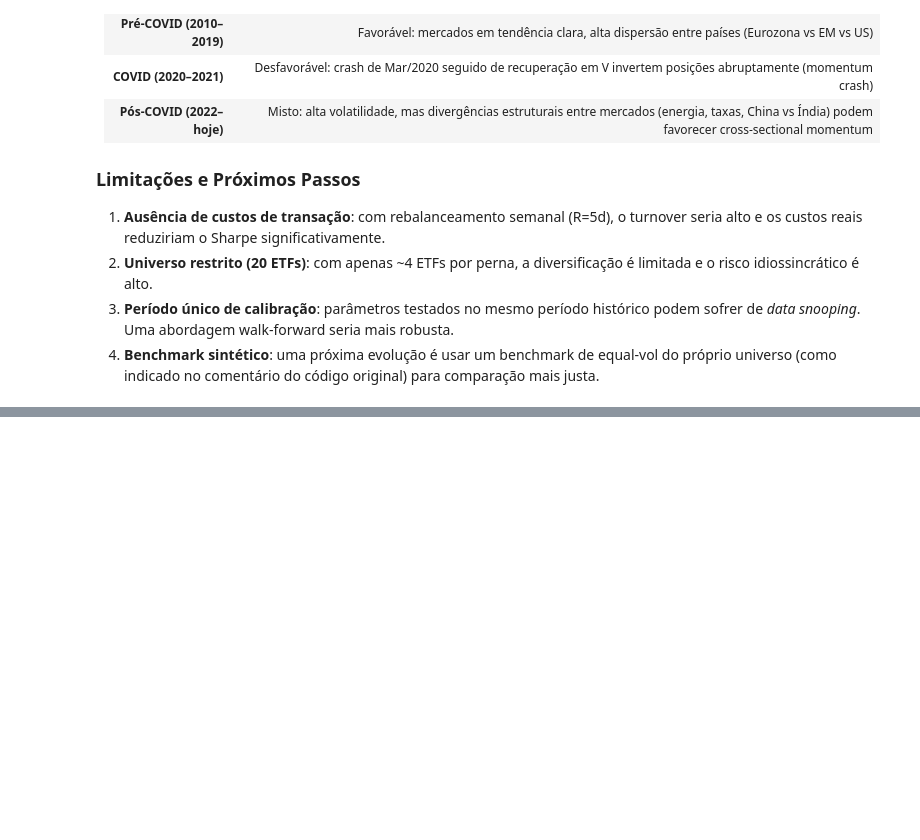
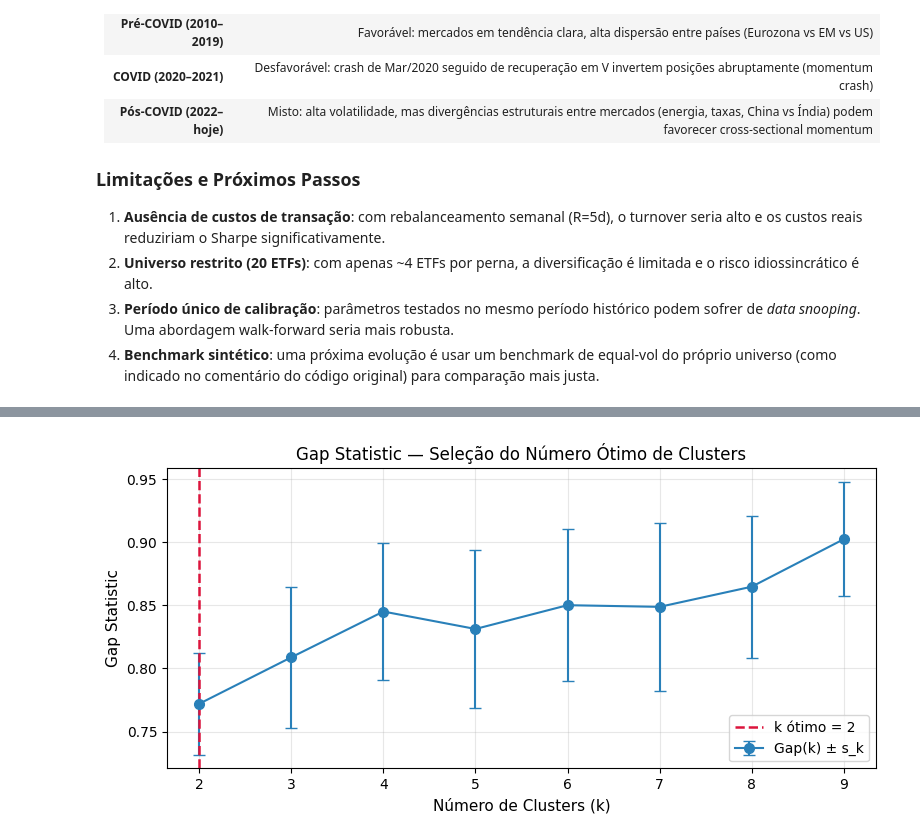
Before and after one commit to tomasmiele/etf_strategy, a Jupyter notebook: strategy.ipynb, the cells around one changed output, grey strips where cells are left out. Cells and saved outputs as stored; diff of their text form; code cells hidden in the pictures; blank space fills up the shorter version.

```diff
--- a/strategy.ipynb
+++ b/strategy.ipynb
@@ -1311,0 +1436,92 @@ else:
+# %%
+# ═══════════════════════════════════════════════════════════════════════════════
+# HERC — Passo 6: Número Ótimo de Clusters — Gap Statistic
+# ═══════════════════════════════════════════════════════════════════════════════
+
+def gap_statistic_herc(Z, X, k_range, n_ref=30, seed=42):
+    """
+    Gap Statistic (Tibshirani et al. 2001) para clustering hierárquico Ward.
+
+    Parâmetros
+    ----------
+    Z      : linkage matrix (scipy)
+    X      : array (n × n) — matriz de distâncias como espaço de features
+    k_range: lista de k a testar
+    n_ref  : amostras de referência por k (distribuição uniforme)
+    seed   : semente aleatória
+
+    Retorna
+    -------
+    k_opt  : número ótimo de clusters
+    gaps   : Gap(k) por k
+    sks    : desvio padrão corrigido por k
+    """
+    rng = np.random.default_rng(seed)
+    lo  = X.min(axis=0)
+    hi  = X.max(axis=0)
+
+    def _wcd(X_, lbl):
+        """Dispersão intra-cluster (soma das variâncias por cluster)."""
+        total = 0.0
+        for c in np.unique(lbl):
+            S = X_[lbl == c]
+            if len(S) >= 2:
+                centroid = S.mean(axis=0)
+                total += np.sum((S - centroid) ** 2)
+        return total + 1e-15
+
+    gaps, sks = [], []
+
+    for k in k_range:
+        lbl  = fcluster(Z, k, criterion='maxclust')
+        logW = np.log(_wcd(X, lbl))
+
+        ref_vals = []
+        for _ in range(n_ref):
+            Xr = rng.uniform(lo, hi, size=X.shape)
+            Zr = linkage(pdist(Xr), method='ward')
+            lr = fcluster(Zr, k, criterion='maxclust')
+            ref_vals.append(np.log(_wcd(Xr, lr)))
+
+        ref_arr = np.array(ref_vals)
+        gaps.append(ref_arr.mean() - logW)
+        sks.append(ref_arr.std(ddof=1) * np.sqrt(1.0 + 1.0 / n_ref))
+
+    gaps, sks = np.array(gaps), np.array(sks)
+
+    # Critério Tibshirani: k* = menor k s.t. Gap(k) ≥ Gap(k+1) − s(k+1)
+    k_opt = k_range[-1]
+    for i in range(len(k_range) - 1):
+        if gaps[i] >= gaps[i + 1] - sks[i + 1]:
+            k_opt = k_range[i]
+            break
+
+    return k_opt, gaps, sks
+
+
+k_range_h = list(range(2, min(10, n_assets_h)))
+k_opt_h, gaps_h, sks_h = gap_statistic_herc(Z_h, dist_arr_h, k_range_h, n_ref=30)
+
+# ── Gráfico ────────────────────────────────────────────────────────────────────
+fig, ax = plt.subplots(figsize=(8, 4))
+ax.errorbar(k_range_h, gaps_h, yerr=sks_h, fmt='o-', color='#2980b9',
+            capsize=4, elinewidth=1.5, markersize=7, label='Gap(k) ± s_k')
+ax.axvline(k_opt_h, color='crimson', linestyle='--', linewidth=1.8,
+           label=f'k ótimo = {k_opt_h}')
+ax.set_xlabel("Número de Clusters (k)", fontsize=11)
+ax.set_ylabel("Gap Statistic", fontsize=11)
+ax.set_title("Gap Statistic — Seleção do Número Ótimo de Clusters", fontsize=12)
+ax.legend(fontsize=10)
+ax.grid(alpha=0.3)
+plt.tight_layout()
+plt.show()
+
+print(f"\nGap Statistic por k:")
+print(f"  {'k':>3}  {'Gap(k)':>10}  {'s_k':>10}")
+print("  " + "-" * 28)
+for k, g, s in zip(k_range_h, gaps_h, sks_h):
+    mark = "  ← k ótimo" if k == k_opt_h else ""
+    print(f"  {k:>3}  {g:>10.4f}  {s:>10.4f}{mark}")
+print(f"\nNúmero ótimo de clusters: k = {k_opt_h}")
+# %% [output]
+[figure, added]
```
Also changed, not shown: parts of 21 cells of this notebook.
